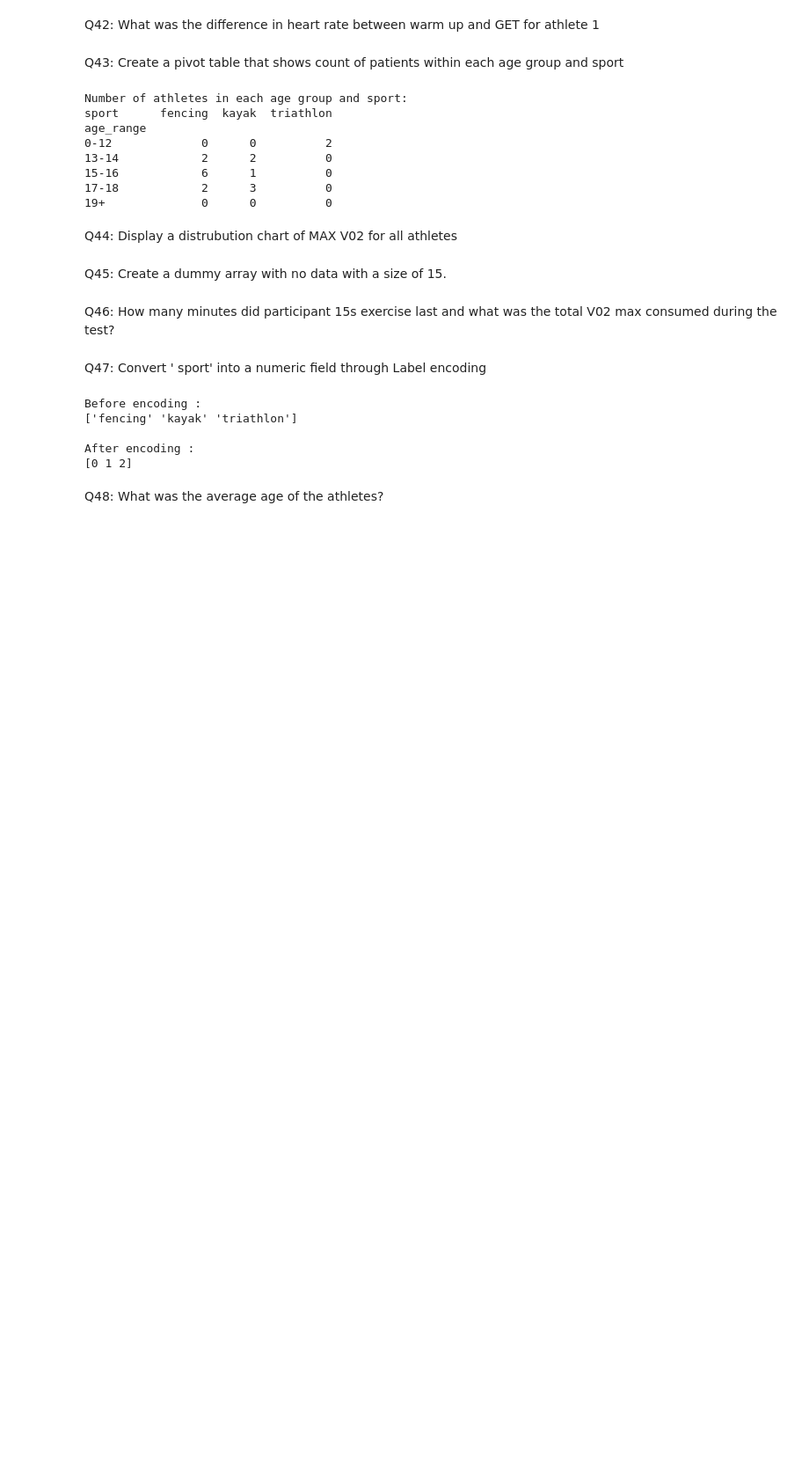
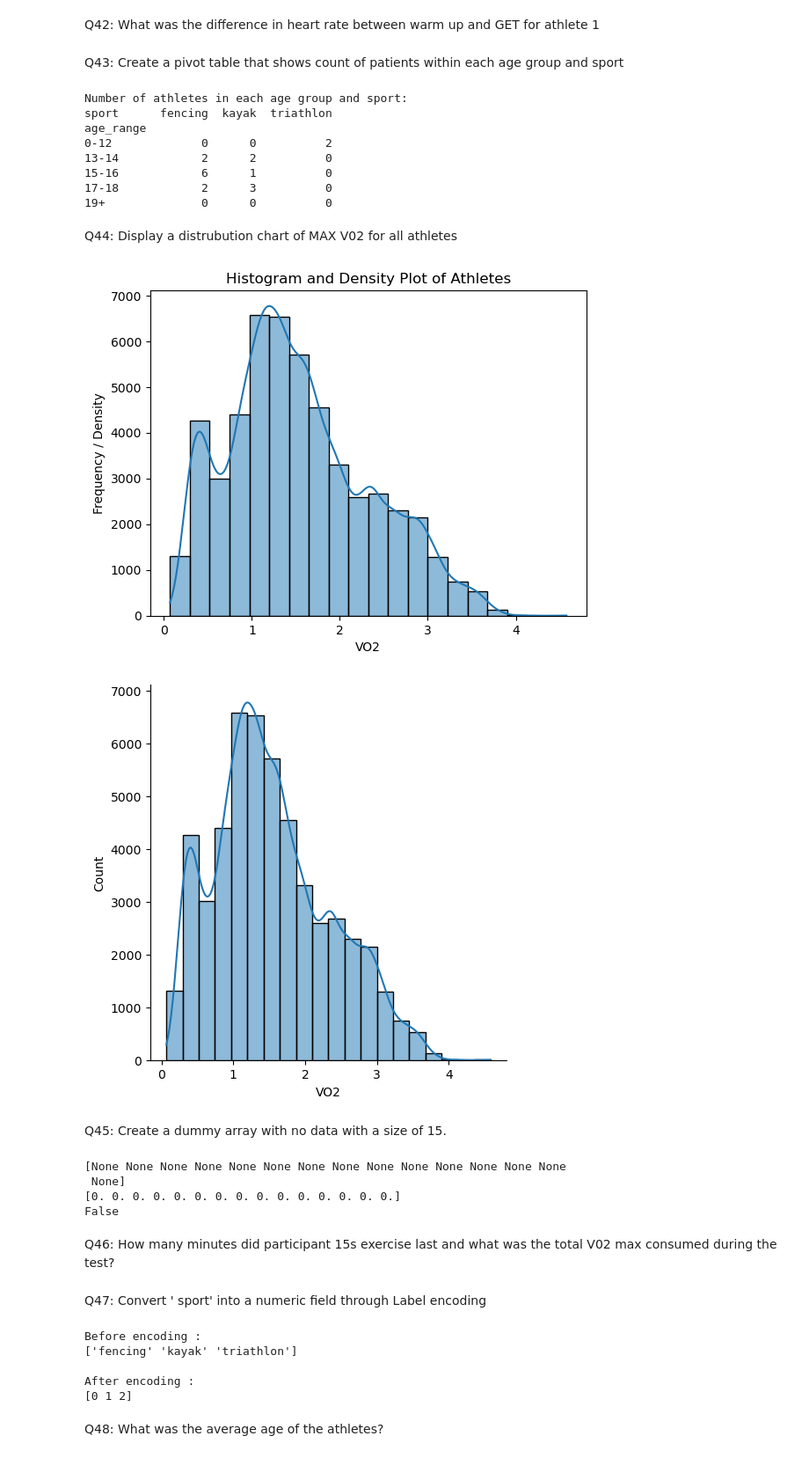
Before and after one commit to kalyankranth/10_Pythoncharms_PythonHackathon_Aug24, a Jupyter notebook: 10_Pythoncharms_Karishma_Questions.ipynb, the cells around one changed output. Shown at 88% size. Saved outputs shown, nothing was run; the diff lists cells and outputs as text; code cells hidden in the pictures; blank space fills up the shorter version.

Commit message:
updating histogram data

```diff
--- a/10_Pythoncharms_Karishma_Questions.ipynb
+++ b/10_Pythoncharms_Karishma_Questions.ipynb
@@ -11,6 +11,9 @@ Kayaking= pd.read_excel("V02Max_Combined.xlsx",sheet_name= "Kayaking")
 Triathlon= pd.read_excel("V02Max_Combined.xlsx",sheet_name= "Triathlon")
 Fencing= pd.read_excel("V02Max_Combined.xlsx",sheet_name= "Fencing")
 Athletes=pd.read_excel("V02Max_Combined.xlsx",sheet_name="Athletes")
+AllAthletesData=pd.merge(Kayaking,Triathlon,how='outer').merge(Fencing,how='outer')
+AllAthletesData.head()
+AllAthletesData.to_excel('AllAthletesData.xlsx',sheet_name='AllAthletesData',index=False)
 # %% [markdown]
 Q33: Create a list and a tuple. Print the types and lengths of  both.
 # %% [markdown]
@@ -69,8 +72,34 @@ age_range
 19+              0      0          0
 # %% [markdown]
 Q44: Display a  distrubution chart of MAX V02 for all athletes
+# %%
+sns.histplot(AllAthletesData['VO2'], kde=True, bins=20)
+plt.xlabel('VO2')
+plt.ylabel('Frequency / Density')
+plt.title('Histogram and Density Plot of Athletes')
+plt.show()
+
+sns.displot(AllAthletesData['VO2'],kde=True,bins=20,element='bars')
+plt.show()
+# %% [output]
+[figure, added]
+[figure, added]
 # %% [markdown]
 Q45: Create a dummy array with no data with a size of 15.
+# %%
+# create empty object array and print
+empty_obj_array = np.empty(15, dtype=object)
+print(empty_obj_array)
+
+# create empty array
+empty_array = np.array([],dtype=object)
+# checking if its empty
+print(np.any(empty_array))
+# %% [output]
+[None None None None None None None None None None None None None None
+ None]
+[0. 0. 0. 0. 0. 0. 0. 0. 0. 0. 0. 0. 0. 0. 0.]
+False
 # %% [markdown]
 Q46: How many minutes did participant 15s exercise last and what was the total V02 max consumed during the test?
 # %% [markdown]
```
